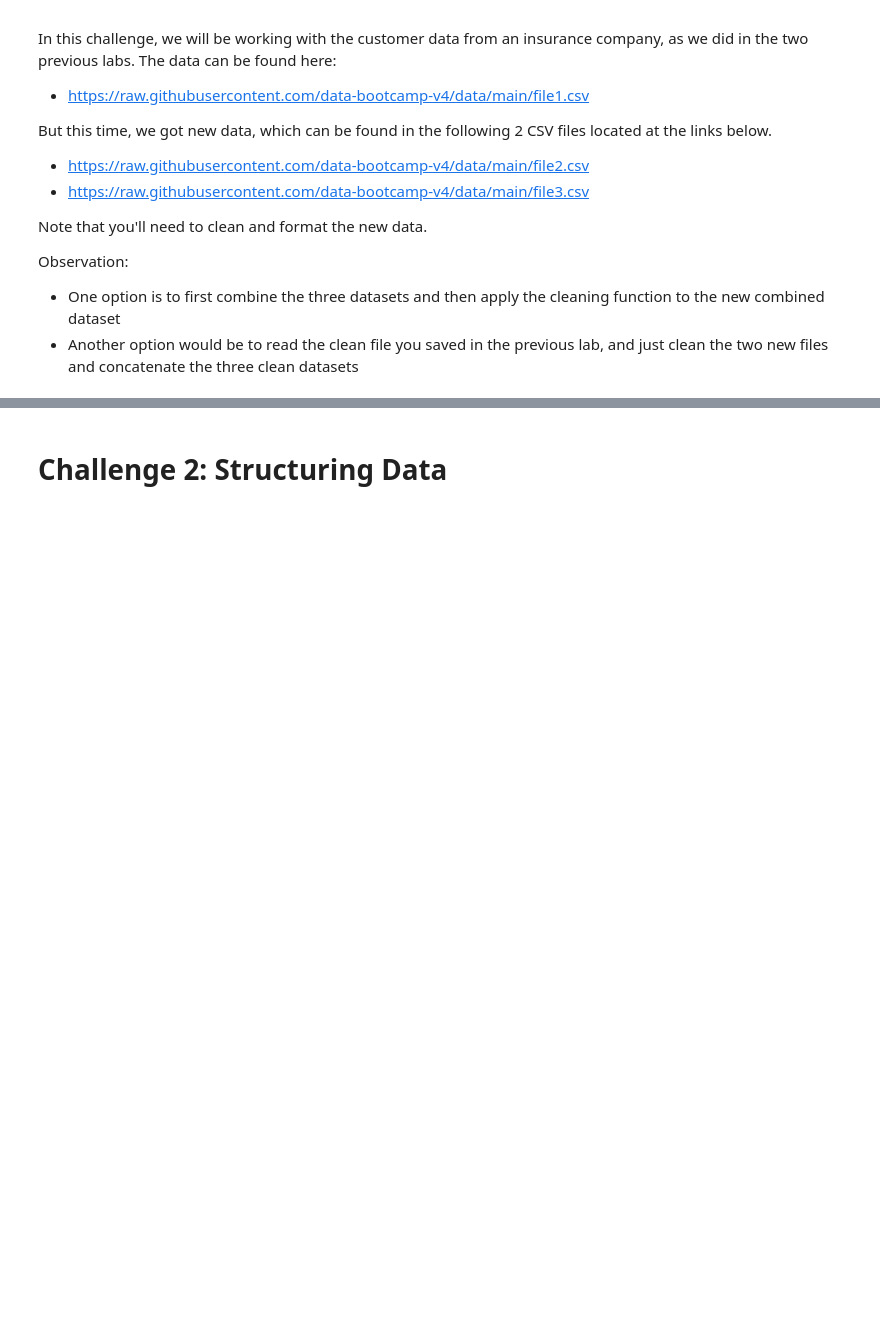
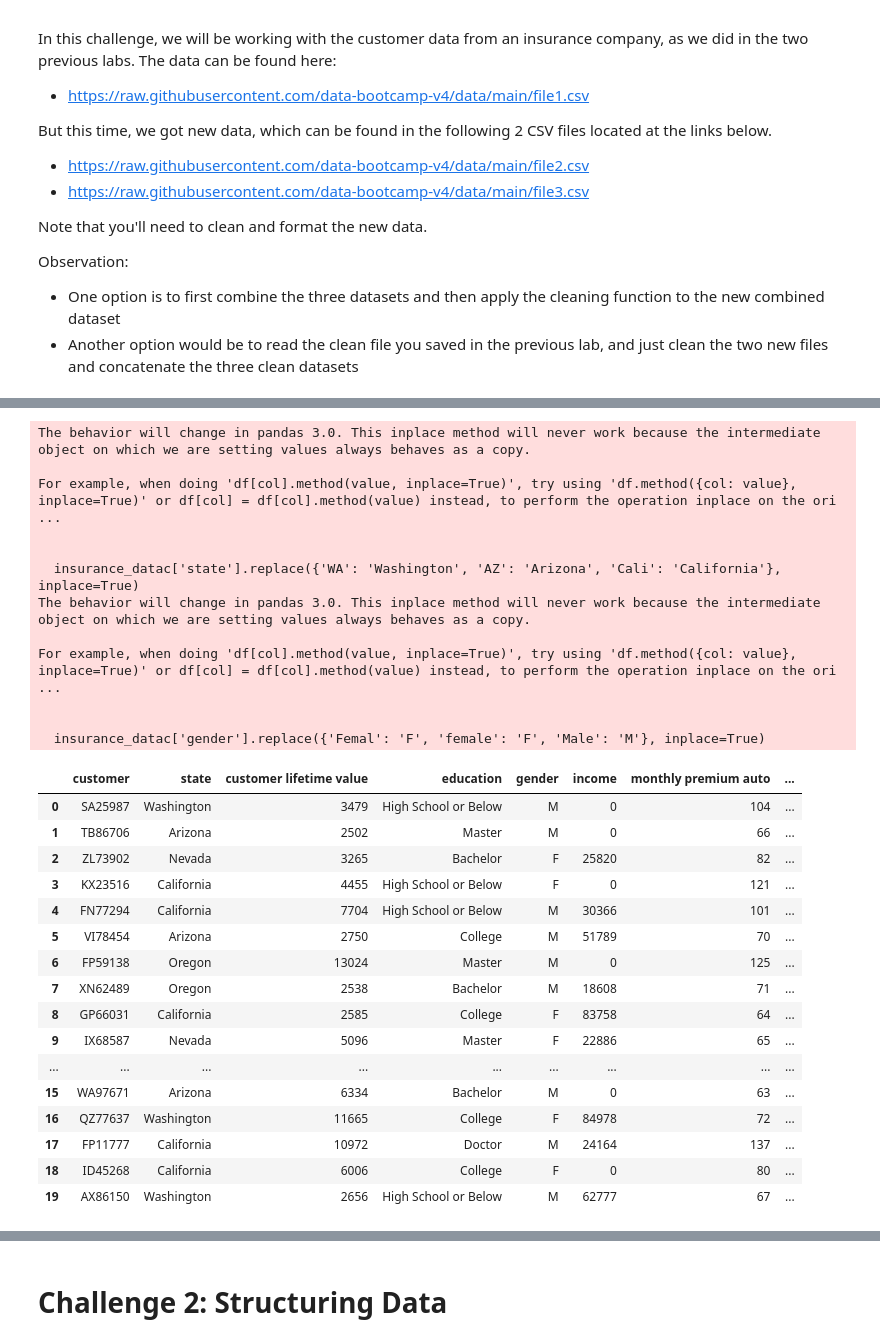
Before and after one commit to Cfg-data/lab-dw-data-structuring-and-combining, a Jupyter notebook: lab-dw-data-structuring-and-combining.ipynb, the cells around one changed output, grey strips where cells are left out. Drawn from its saved outputs; the diff is of its cells as text; code cells hidden in the pictures; blank space fills up the shorter version.

```diff
--- a/lab-dw-data-structuring-and-combining.ipynb
+++ b/lab-dw-data-structuring-and-combining.ipynb
@@ -141,0 +251,47 @@ For example, when doing 'df[col].method(value, inplace=True)', try using 'df.met
+# %%
+import numpy as np
+import pandas as pd
+
+# Load the data
+insurance_datac = pd.read_csv('https://raw.githubusercontent.com/data-bootcamp-v4/data/main/file3.csv')
+
+# Clean the data
+insurance_datac.reset_index(drop=True, inplace=True)
+insurance_datac.columns = [c.lower().strip() for c in insurance_datac.columns.values.tolist()]
+
+# Replace values in 'state'
+insurance_datac['state'].replace({'WA': 'Washington', 'AZ': 'Arizona', 'Cali': 'California'}, inplace=True)
+
+# Replace values in 'gender'
+insurance_datac['gender'].replace({'Femal': 'F', 'female': 'F', 'Male': 'M'}, inplace=True)
+
+# Drop NA values
+insurance_datac.dropna(inplace=True)
+
+# Convert all numeric columns to int
+insurance_datac.select_dtypes(include=['float64', 'int64']).astype(int)
+insurance_datac[insurance_datac.select_dtypes(include=['float64']).columns] = insurance_datac.select_dtypes(include=['float64']).astype(int)
+
+# Check for duplicate rows
+duplicates = insurance_datac.duplicated()
+duplicate_rows = insurance_datac[duplicates]
+
+# Drop duplicates
+insurance_datac.drop_duplicates(inplace=True)
+
+# Reset the index
+insurance_datac.reset_index(drop=True, inplace=True)
+
+# Display the updated DataFrame
+print(insurance_datac)
+
+# Describe cleaned data for numerical columns
+print("Descriptive statistics for numerical columns:")
+print(insurance_datac.describe())
+
+# Describe cleaned data for categorical columns
+print("Descriptive statistics for categorical columns:")
+print(insurance_datac.describe(include='object'))  # This will include all object-type columns
+
+insurance_datac.head(20)
+# %% [output]
@@ -141,0 +315,29 @@ For example, when doing 'df[col].method(value, inplace=True)', try using 'df.met
+The behavior will change in pandas 3.0. This inplace method will never work because the intermediate object on which we are setting values always behaves as a copy.
+
+For example, when doing 'df[col].method(value, inplace=True)', try using 'df.method({col: value}, inplace=True)' or df[col] = df[col].method(value) instead, to perform the operation inplace on the ori ...
+
+
+  insurance_datac['state'].replace({'WA': 'Washington', 'AZ': 'Arizona', 'Cali': 'California'}, inplace=True)
+The behavior will change in pandas 3.0. This inplace method will never work because the intermediate object on which we are setting values always behaves as a copy.
+
+For example, when doing 'df[col].method(value, inplace=True)', try using 'df.method({col: value}, inplace=True)' or df[col] = df[col].method(value) instead, to perform the operation inplace on the ori ...
+
+
+  insurance_datac['gender'].replace({'Femal': 'F', 'female': 'F', 'Male': 'M'}, inplace=True)
+|  | customer | state | customer lifetime value | education | gender | income | monthly premium auto | ... |
+| 0 | SA25987 | Washington | 3479 | High School or Below | M | 0 | 104 | ... |
+| 1 | TB86706 | Arizona | 2502 | Master | M | 0 | 66 | ... |
+| 2 | ZL73902 | Nevada | 3265 | Bachelor | F | 25820 | 82 | ... |
+| 3 | KX23516 | California | 4455 | High School or Below | F | 0 | 121 | ... |
+| 4 | FN77294 | California | 7704 | High School or Below | M | 30366 | 101 | ... |
+| 5 | VI78454 | Arizona | 2750 | College | M | 51789 | 70 | ... |
+| 6 | FP59138 | Oregon | 13024 | Master | M | 0 | 125 | ... |
+| 7 | XN62489 | Oregon | 2538 | Bachelor | M | 18608 | 71 | ... |
+| 8 | GP66031 | California | 2585 | College | F | 83758 | 64 | ... |
+| 9 | IX68587 | Nevada | 5096 | Master | F | 22886 | 65 | ... |
+| ... | ... | ... | ... | ... | ... | ... | ... | ... |
+| 15 | WA97671 | Arizona | 6334 | Bachelor | M | 0 | 63 | ... |
+| 16 | QZ77637 | Washington | 11665 | College | F | 84978 | 72 | ... |
+| 17 | FP11777 | California | 10972 | Doctor | M | 24164 | 137 | ... |
+| 18 | ID45268 | California | 6006 | College | F | 0 | 80 | ... |
+| 19 | AX86150 | Washington | 2656 | High School or Below | M | 62777 | 67 | ... |
```
Also changed, not shown: parts of 47 cells of this notebook, 6 other files.
